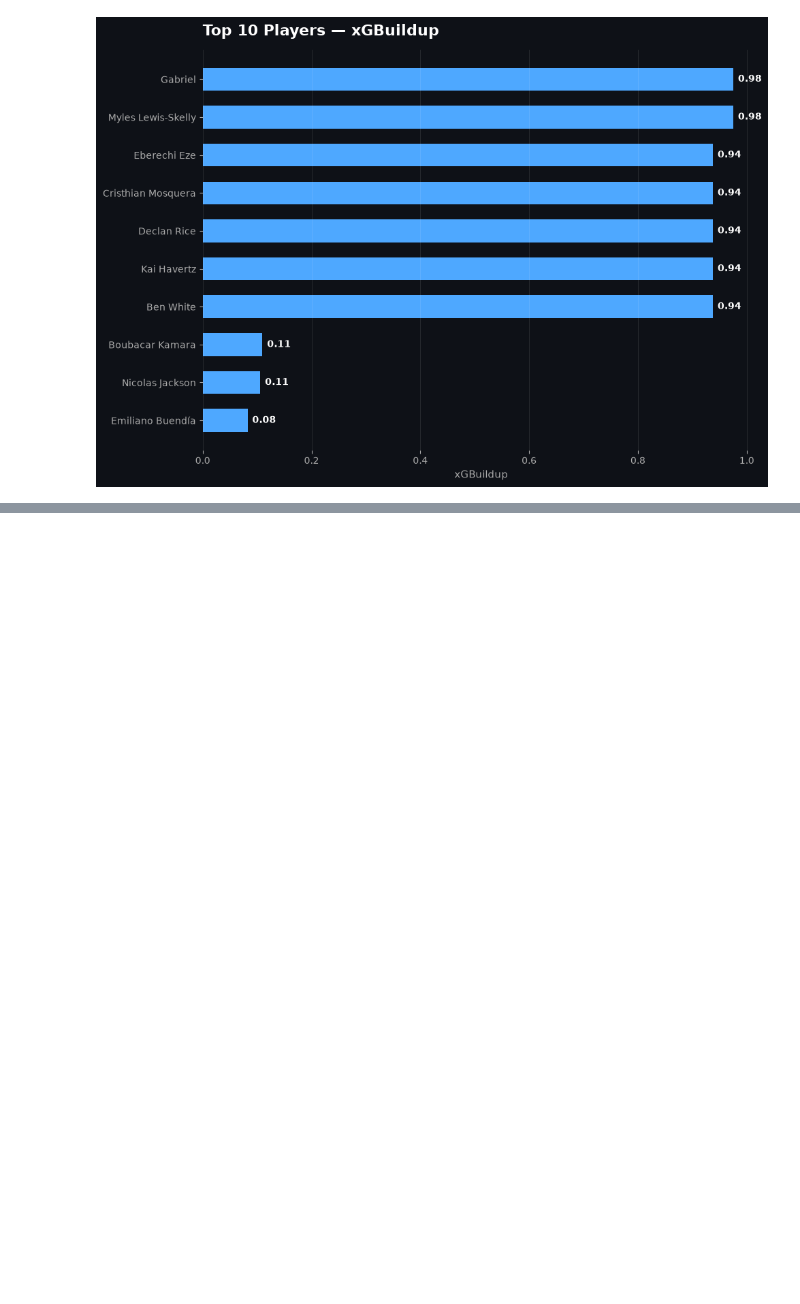
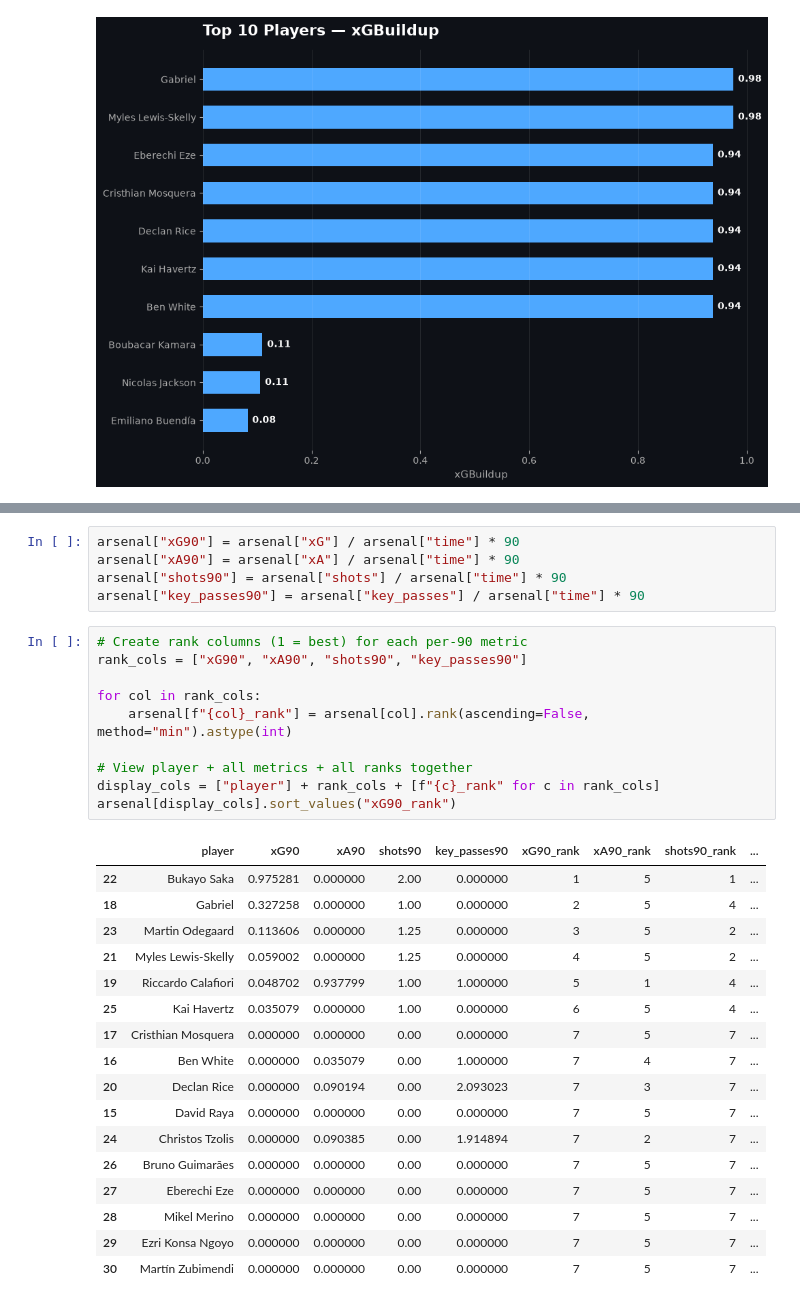
Before and after one commit to SalmaAllam8/football-data-visualization, a Jupyter notebook: Arsenal_undestats.ipynb, the cells around one changed output, grey strips where cells are left out. Drawn from its saved outputs; the diff is of its cells as text; blank space fills up the shorter version.

Commit message:
ranks

```diff
--- a/Arsenal_undestats.ipynb
+++ b/Arsenal_undestats.ipynb
@@ -1093,0 +1149,33 @@ plot_top10_bar(df, "xGBuildup", "Top 10 Players — xGBuildup", color="#4ea8ff")
+# %%
+arsenal["xG90"] = arsenal["xG"] / arsenal["time"] * 90
+arsenal["xA90"] = arsenal["xA"] / arsenal["time"] * 90
+arsenal["shots90"] = arsenal["shots"] / arsenal["time"] * 90
+arsenal["key_passes90"] = arsenal["key_passes"] / arsenal["time"] * 90
+# %%
+# Create rank columns (1 = best) for each per-90 metric
+rank_cols = ["xG90", "xA90", "shots90", "key_passes90"]
+
+for col in rank_cols:
+    arsenal[f"{col}_rank"] = arsenal[col].rank(ascending=False, method="min").astype(int)
+
+# View player + all metrics + all ranks together
+display_cols = ["player"] + rank_cols + [f"{c}_rank" for c in rank_cols]
+arsenal[display_cols].sort_values("xG90_rank")
+# %% [output]
+|  | player | xG90 | xA90 | shots90 | key_passes90 | xG90_rank | xA90_rank | shots90_rank | ... |
+| 22 | Bukayo Saka | 0.975281 | 0.000000 | 2.00 | 0.000000 | 1 | 5 | 1 | ... |
+| 18 | Gabriel | 0.327258 | 0.000000 | 1.00 | 0.000000 | 2 | 5 | 4 | ... |
+| 23 | Martin Odegaard | 0.113606 | 0.000000 | 1.25 | 0.000000 | 3 | 5 | 2 | ... |
+| 21 | Myles Lewis-Skelly | 0.059002 | 0.000000 | 1.25 | 0.000000 | 4 | 5 | 2 | ... |
+| 19 | Riccardo Calafiori | 0.048702 | 0.937799 | 1.00 | 1.000000 | 5 | 1 | 4 | ... |
+| 25 | Kai Havertz | 0.035079 | 0.000000 | 1.00 | 0.000000 | 6 | 5 | 4 | ... |
+| 17 | Cristhian Mosquera | 0.000000 | 0.000000 | 0.00 | 0.000000 | 7 | 5 | 7 | ... |
+| 16 | Ben White | 0.000000 | 0.035079 | 0.00 | 1.000000 | 7 | 4 | 7 | ... |
+| 20 | Declan Rice | 0.000000 | 0.090194 | 0.00 | 2.093023 | 7 | 3 | 7 | ... |
+| 15 | David Raya | 0.000000 | 0.000000 | 0.00 | 0.000000 | 7 | 5 | 7 | ... |
+| 24 | Christos Tzolis | 0.000000 | 0.090385 | 0.00 | 1.914894 | 7 | 2 | 7 | ... |
+| 26 | Bruno Guimarães | 0.000000 | 0.000000 | 0.00 | 0.000000 | 7 | 5 | 7 | ... |
+| 27 | Eberechi Eze | 0.000000 | 0.000000 | 0.00 | 0.000000 | 7 | 5 | 7 | ... |
+| 28 | Mikel Merino | 0.000000 | 0.000000 | 0.00 | 0.000000 | 7 | 5 | 7 | ... |
+| 29 | Ezri Konsa Ngoyo | 0.000000 | 0.000000 | 0.00 | 0.000000 | 7 | 5 | 7 | ... |
+| 30 | Martín Zubimendi | 0.000000 | 0.000000 | 0.00 | 0.000000 | 7 | 5 | 7 | ... |
```
Also changed, not shown: parts of 3 cells of this notebook.
